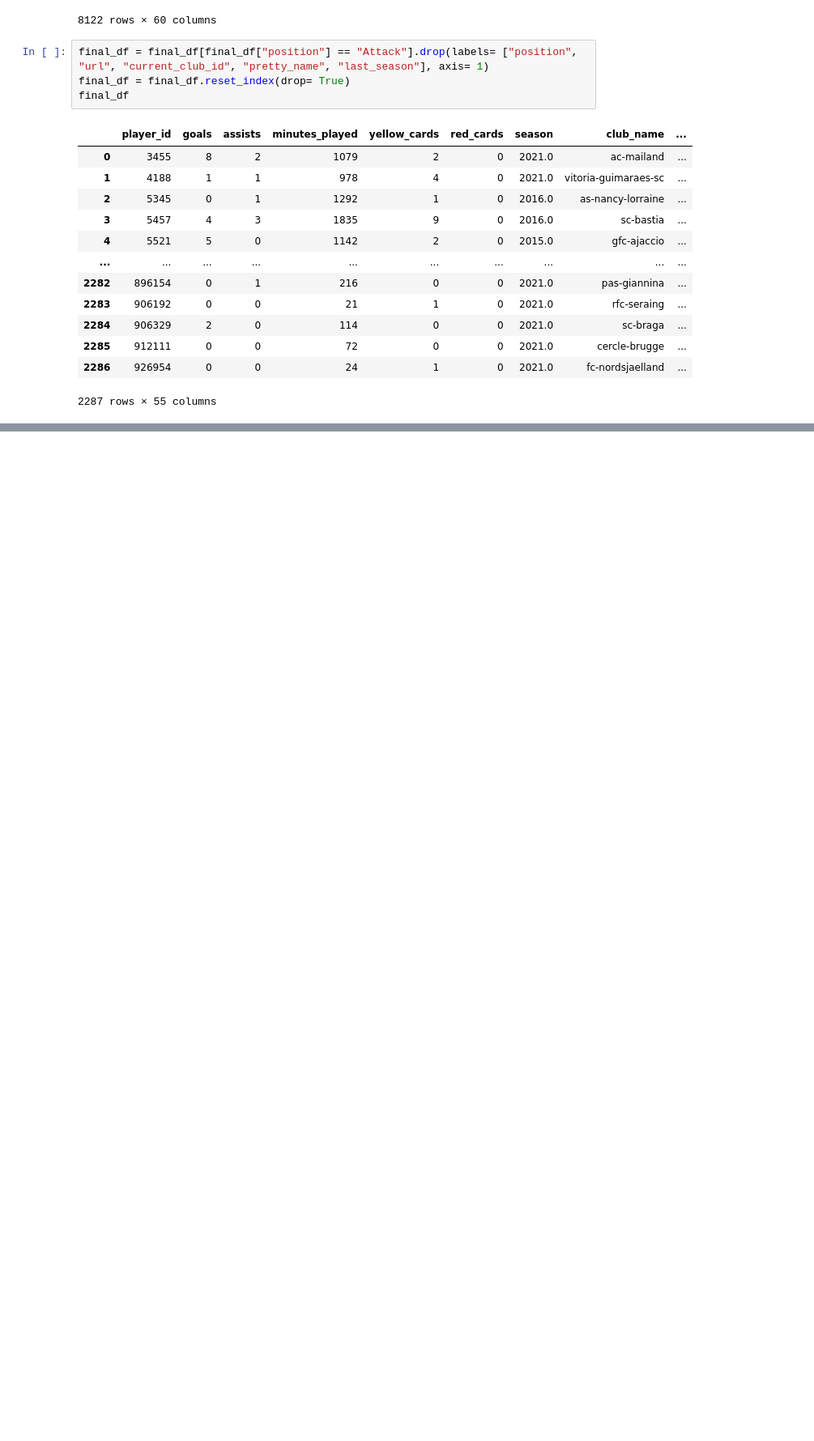
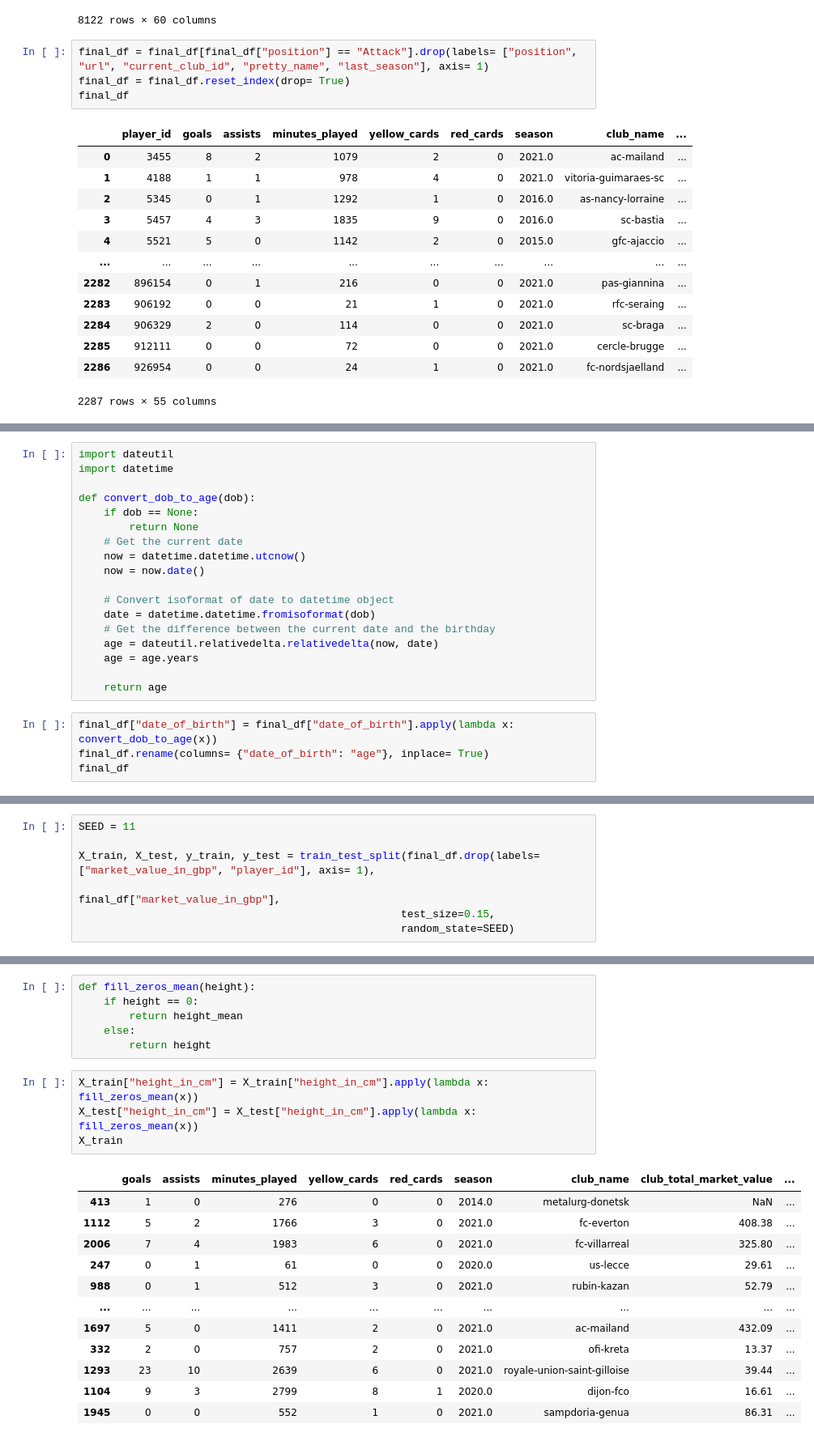
Before and after one commit to charbel-a-hC/ups-ml-football-player-value, a Jupyter notebook: PlayerMarketValue.ipynb, the cells around one changed output, grey strips where cells are left out. Shown: that part at 81% size. Saved outputs shown, nothing was run; the diff lists cells and outputs as text; blank space fills up the shorter version.

```diff
--- a/Untitled.ipynb
+++ b/PlayerMarketValue.ipynb
@@ -409,0 +419,22 @@ summarize_missingness(final_df[vars_with_na])
+# %%
+import dateutil
+import datetime
+
+def convert_dob_to_age(dob):
+    if dob == None:
+        return None
+    # Get the current date
+    now = datetime.datetime.utcnow()
+    now = now.date()
+
+    # Convert isoformat of date to datetime object
+    date = datetime.datetime.fromisoformat(dob)
+    # Get the difference between the current date and the birthday
+    age = dateutil.relativedelta.relativedelta(now, date)
+    age = age.years
+
+    return age
+# %%
+final_df["date_of_birth"] = final_df["date_of_birth"].apply(lambda x: convert_dob_to_age(x))
+final_df.rename(columns= {"date_of_birth": "age"}, inplace= True)
+final_df
@@ -409,0 +457,7 @@ summarize_missingness(final_df[vars_with_na])
+# %%
+SEED = 11
+
+X_train, X_test, y_train, y_test = train_test_split(final_df.drop(labels= ["market_value_in_gbp", "player_id"], axis= 1),
+                                                   final_df["market_value_in_gbp"],
+                                                   test_size=0.15,
+                                                   random_state=SEED)
@@ -409,0 +491,23 @@ summarize_missingness(final_df[vars_with_na])
+# %%
+def fill_zeros_mean(height):
+    if height == 0:
+        return height_mean
+    else:
+        return height
+# %%
+X_train["height_in_cm"] = X_train["height_in_cm"].apply(lambda x: fill_zeros_mean(x))
+X_test["height_in_cm"] = X_test["height_in_cm"].apply(lambda x: fill_zeros_mean(x))
+X_train
+# %% [output]
+|  | goals | assists | minutes_played | yellow_cards | red_cards | season | club_name | club_total_market_value | ... |
+| 413 | 1 | 0 | 276 | 0 | 0 | 2014.0 | metalurg-donetsk | NaN | ... |
+| 1112 | 5 | 2 | 1766 | 3 | 0 | 2021.0 | fc-everton | 408.38 | ... |
+| 2006 | 7 | 4 | 1983 | 6 | 0 | 2021.0 | fc-villarreal | 325.80 | ... |
+| 247 | 0 | 1 | 61 | 0 | 0 | 2020.0 | us-lecce | 29.61 | ... |
+| 988 | 0 | 1 | 512 | 3 | 0 | 2021.0 | rubin-kazan | 52.79 | ... |
+| ... | ... | ... | ... | ... | ... | ... | ... | ... | ... |
+| 1697 | 5 | 0 | 1411 | 2 | 0 | 2021.0 | ac-mailand | 432.09 | ... |
+| 332 | 2 | 0 | 757 | 2 | 0 | 2021.0 | ofi-kreta | 13.37 | ... |
+| 1293 | 23 | 10 | 2639 | 6 | 0 | 2021.0 | royale-union-saint-gilloise | 39.44 | ... |
+| 1104 | 9 | 3 | 2799 | 8 | 1 | 2020.0 | dijon-fco | 16.61 | ... |
+| 1945 | 0 | 0 | 552 | 1 | 0 | 2021.0 | sampdoria-genua | 86.31 | ... |
```
Also changed, not shown: parts of 33 cells of this notebook.
